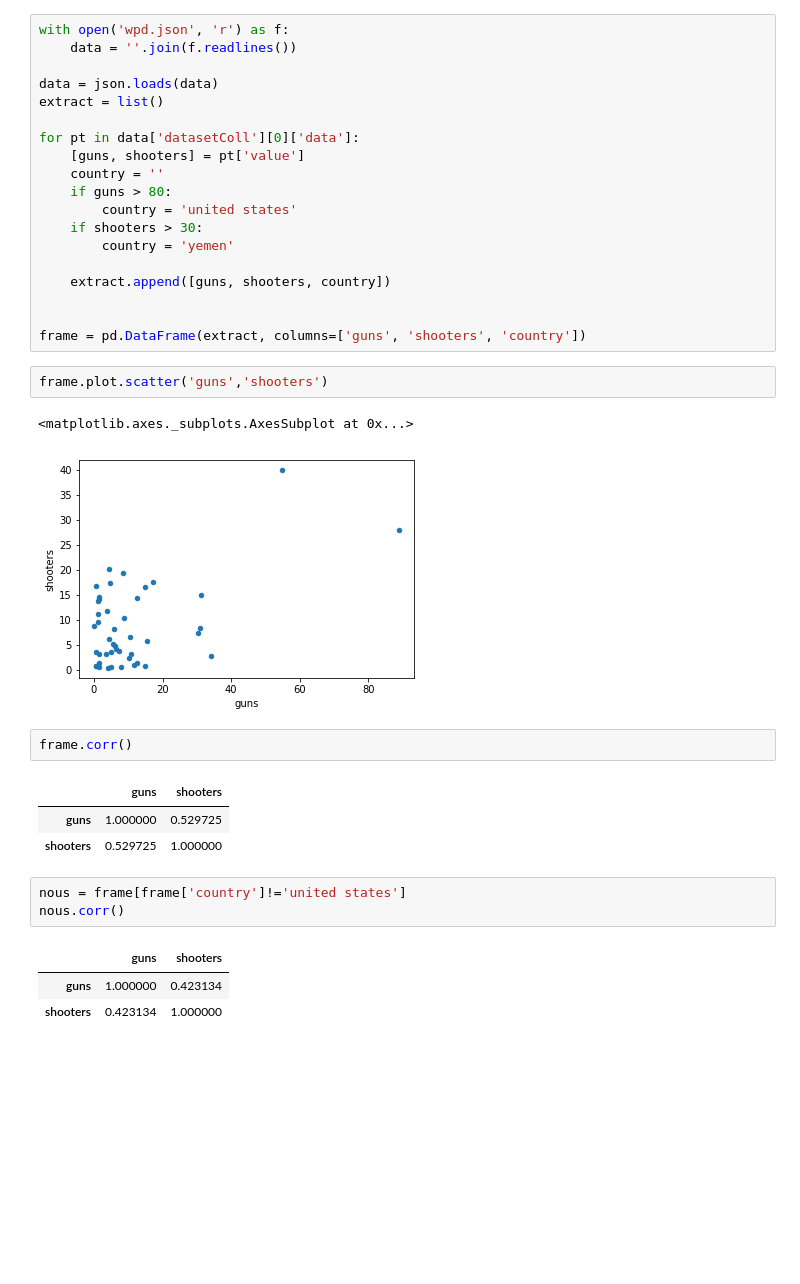
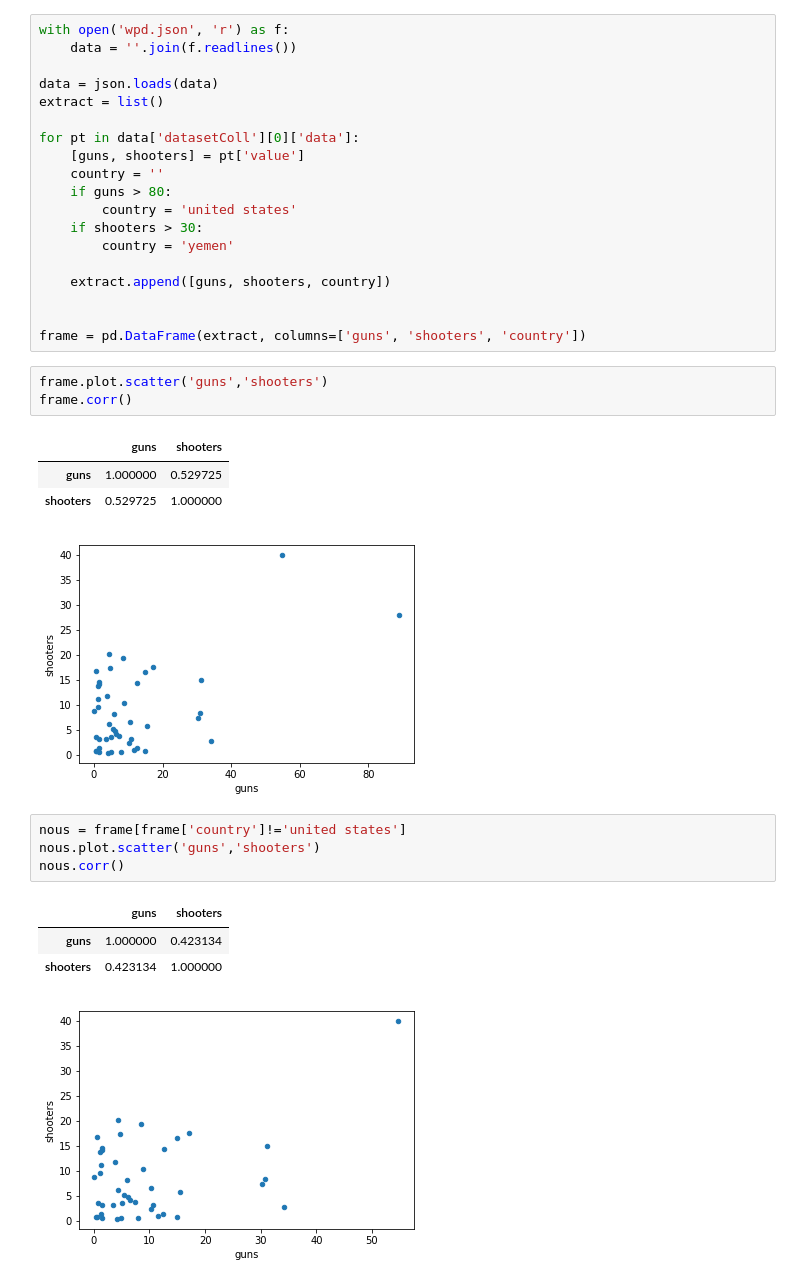
Before and after one commit to frrad/nyt-guns, a Jupyter notebook: Notebook.ipynb, the cells around one changed output. Drawn from its saved outputs; the diff is of its cells as text; blank space fills up the shorter version.

```diff
--- a/Notebook.ipynb
+++ b/Notebook.ipynb
@@ -24,21 +25,20 @@ for pt in data['datasetColl'][0]['data']:
 frame = pd.DataFrame(extract, columns=['guns', 'shooters', 'country'])
 # %%
 frame.plot.scatter('guns','shooters')
+frame.corr()
 # %% [output]
-<matplotlib.axes._subplots.AxesSubplot at 0x...>
+|  | guns | shooters |
+| guns | 1.000000 | 0.529725 |
+| shooters | 0.529725 | 1.000000 |
 [figure]
-# %%
-frame.corr()
-# %% [output]
-|  | guns | shooters |
-| guns | 1.000000 | 0.529725 |
-| shooters | 0.529725 | 1.000000 |
 # %%
 nous = frame[frame['country']!='united states']
+nous.plot.scatter('guns','shooters')
 nous.corr()
 # %% [output]
 |  | guns | shooters |
 | guns | 1.000000 | 0.423134 |
 | shooters | 0.423134 | 1.000000 |
+[figure, added]
 # %%
 neither = frame[(frame['country']!='united states') & (frame['country']!='yemen')]
```
Also changed, not shown: parts of 6 cells of this notebook.
